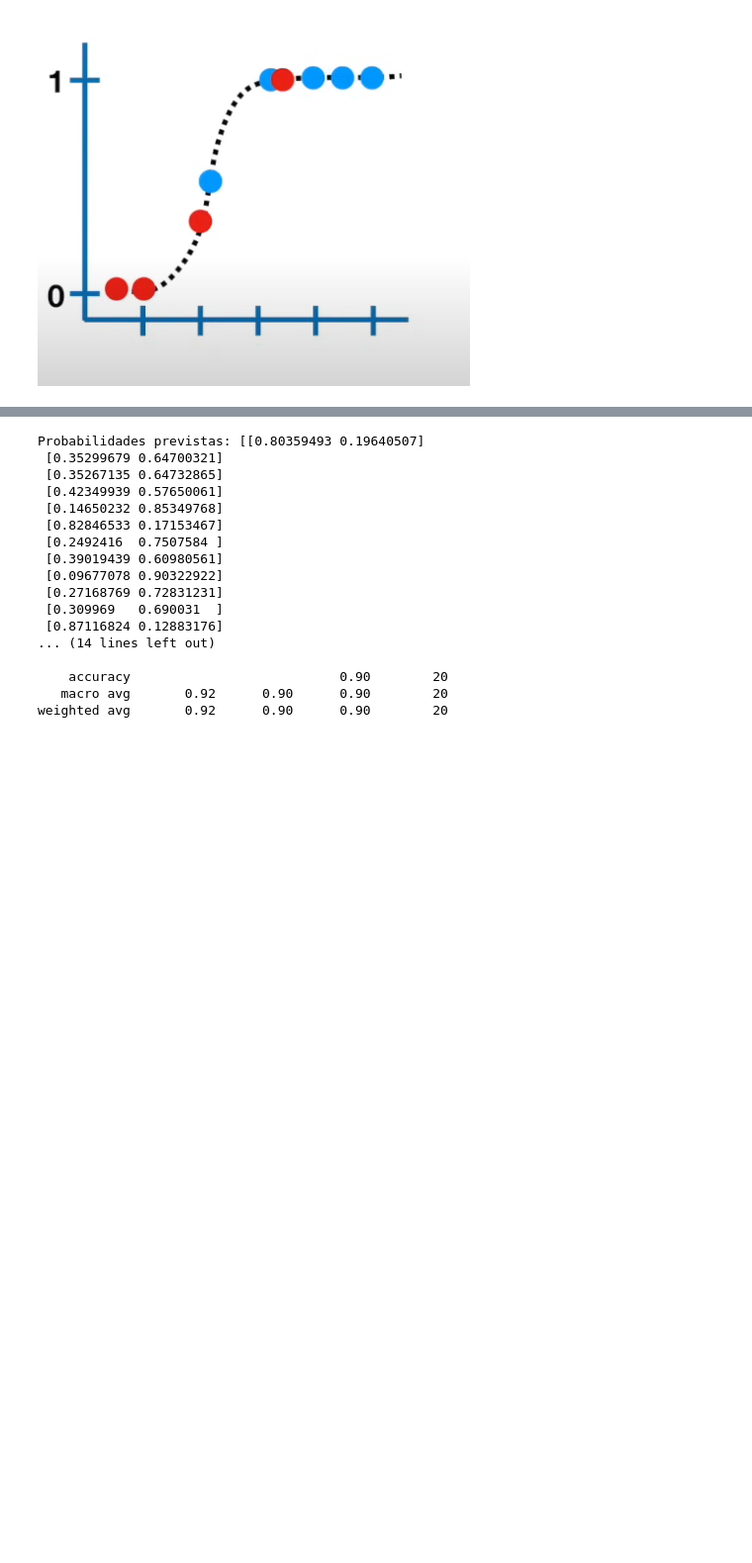
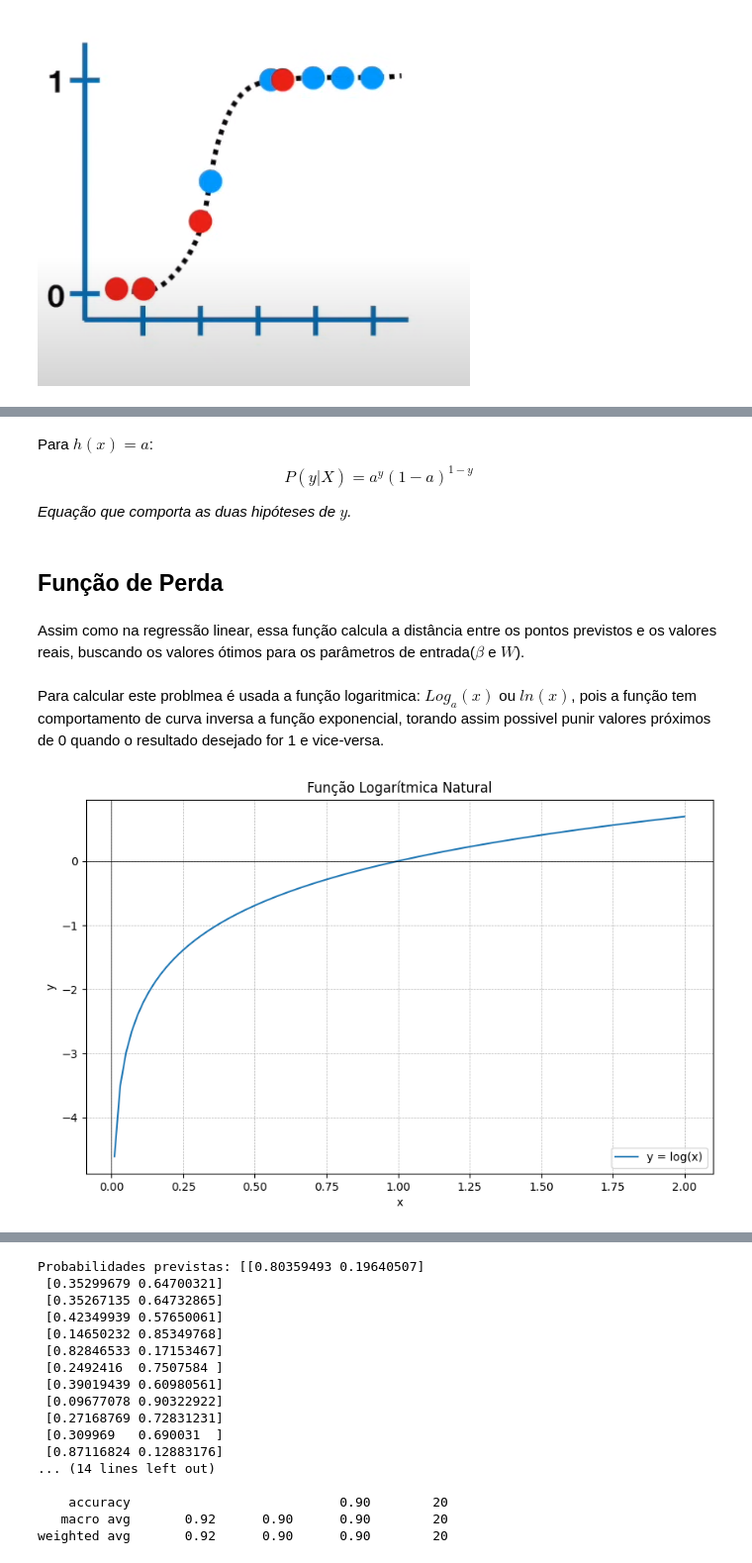
Before and after one commit to guifzy/conceitos_ml, a Jupyter notebook: SupervisedLearning.ipynb, the cells around one changed output, grey strips where cells are left out. Shown at 99% size. Drawn from its saved outputs; the diff is of its cells as text; code cells hidden in the pictures; blank space fills up the shorter version.

```diff
--- a/SupervisedLearning.ipynb
+++ b/SupervisedLearning.ipynb
@@ -383,0 +395,31 @@ $$\frac{𝑒^{log(odds)}}{1+𝑒^{log(odds)}}=p(x)$$
+# %% [markdown]
+Para $h(x)=a$:
+$$P(y|X)=a^y(1-a)^{1-y}$$
+
+*Equação que comporta as duas hipóteses de $y$.*
+# %% [markdown]
+## Função de Perda
+# %% [markdown]
+Assim como na regressão linear, essa função calcula a distância entre os pontos previstos e os valores reais, buscando os valores ótimos para os parâmetros de entrada($β$ e $W$).
+# %% [markdown]
+Para calcular este problmea é usada a função logaritmica: $Log_{a}(x)$ ou $ln(x)$, pois a função tem comportamento de curva inversa a função exponencial, torando assim possivel punir valores próximos de 0 quando o resultado desejado for 1 e vice-versa.
+# %%
+import numpy as np
+import matplotlib.pyplot as plt
+
+x = np.linspace(0.01, 2, 100)  # evita x = 0 porque log(0) é indefinido
+y = np.log(x)  # f(x) para logaritmo natural
+
+# Criação do gráfico
+plt.figure(figsize=(10, 6))
+plt.plot(x, y, label='y = log(x)')
+plt.title('Função Logarítmica Natural')
+plt.xlabel('x')
+plt.ylabel('y')
+plt.axhline(0, color='black',linewidth=0.5)
+plt.axvline(0, color='black',linewidth=0.5)
+plt.grid(True, which='both', linestyle='--', linewidth=0.5)
+plt.legend()
+plt.show()
+# %% [output]
+[figure, added]
```
Also changed, not shown: parts of 16 cells of this notebook.
